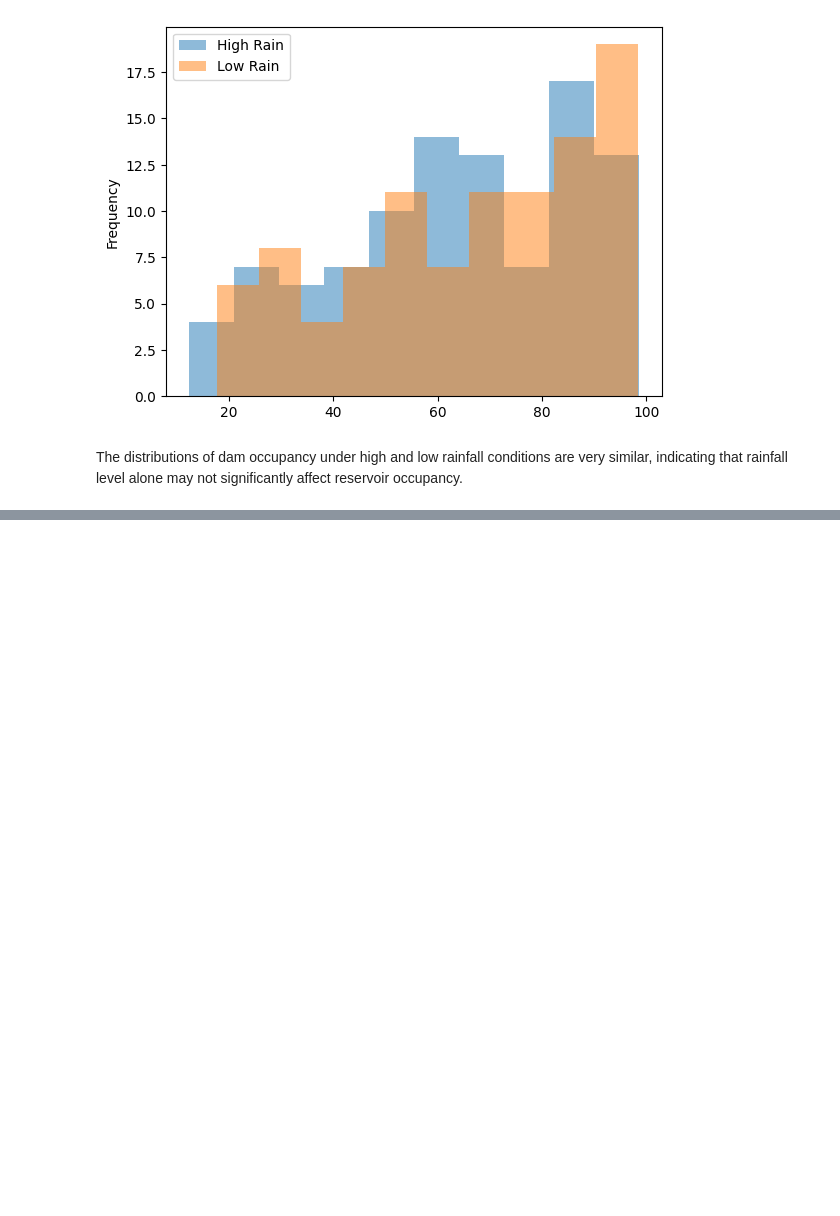
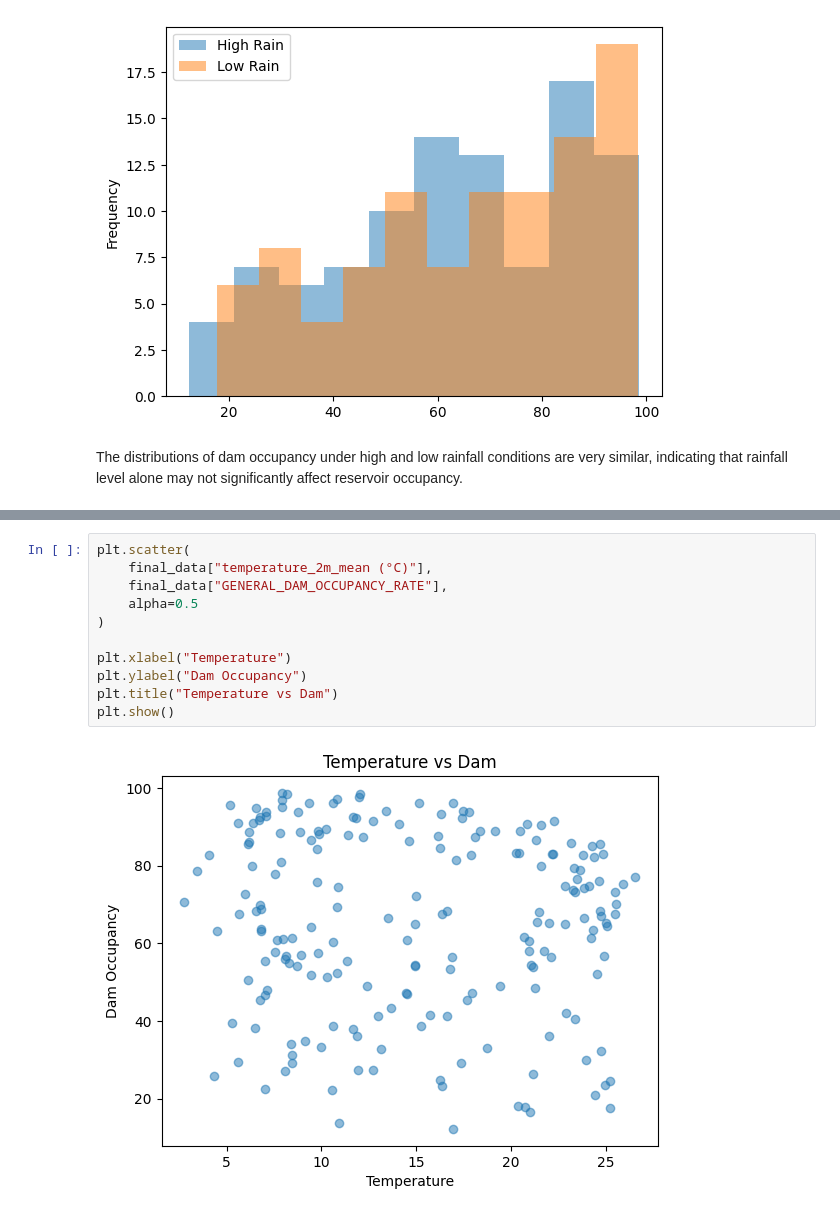
Before and after one commit to aysenuruyar-rgb/DSA210-Proj, a Jupyter notebook: notebook/02_eda.ipynb, the cells around one changed output, grey strips where cells are left out. Cells and saved outputs as stored; diff of their text form; blank space fills up the shorter version.

```diff
--- a/notebook/02_eda.ipynb
+++ b/notebook/02_eda.ipynb
@@ -117,0 +137,13 @@ The distributions of dam occupancy under high and low rainfall conditions are ve
+# %%
+plt.scatter(
+    final_data["temperature_2m_mean (°C)"],
+    final_data["GENERAL_DAM_OCCUPANCY_RATE"],
+    alpha=0.5
+)
+
+plt.xlabel("Temperature")
+plt.ylabel("Dam Occupancy")
+plt.title("Temperature vs Dam")
+plt.show()
+# %% [output]
+[figure, added]
```
Also changed, not shown: parts of 11 cells of this notebook.
